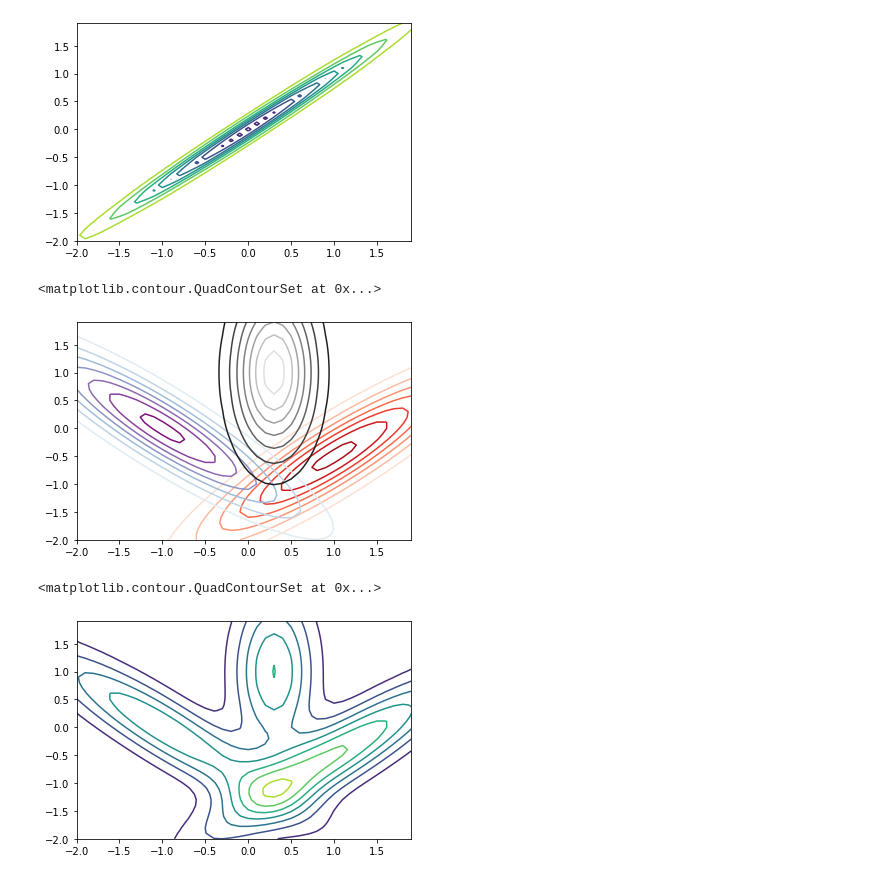
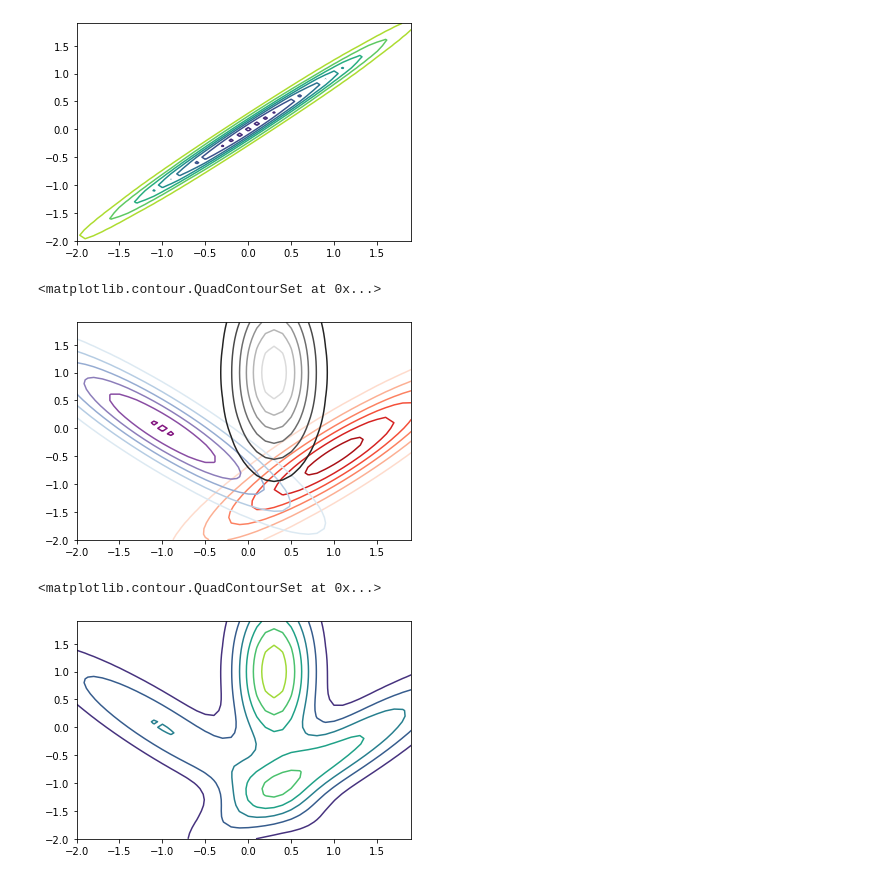
Before and after one commit to StephenElston/CSCI_E_82A_Probabalistic_Programming, a Jupyter notebook: Lesson8_LVM_Variational/Introduction_LVM_Variational.ipynb, the cells around one changed output. Cells and saved outputs as stored; diff of their text form; code cells hidden in the pictures.

```diff
--- a/Lesson8_LVM_Variational/Introduction_LVM_Variational.ipynb
+++ b/Lesson8_LVM_Variational/Introduction_LVM_Variational.ipynb
@@ -346,26 +346,27 @@ plt.contour(x_values, y_values, gaussian_pdf)
 <matplotlib.contour.QuadContourSet at 0x...>
 [figure]
 # %%
-mean = np.array([-0.5,1.0])
-cov = np.array([[1.0, 0.9], [.9, 1.0]])
-gaussian_pdf1 = multivariate_normal.pdf(x, mean=mean, cov = cov).reshape((steps,steps))
+mixture_coefficient = [0.35,0.25,0.4]
+mean1 = np.array([-0.5,1.0])
+cov1 = np.array([[1.0, 0.9], [.9, 1.0]])
+gaussian_pdf1 = mixture_coefficient[0] * multivariate_normal.pdf(x, mean=mean1, cov = cov1).reshape((steps,steps))
 plt.contour(x_values, y_values, gaussian_pdf1, cmap=plt.get_cmap('Reds'))
 
-mean = np.array([0.0,-1.0])
-cov = np.array([[1.0, -0.9], [-0.9, 1.0]])
-gaussian_pdf2 = 0.8*multivariate_normal.pdf(x, mean=mean, cov = cov).reshape((steps,steps))
+mean2 = np.array([0.0,-1.0])
+cov2 = np.array([[1.0, -0.9], [-0.9, 1.0]])
+gaussian_pdf2 = mixture_coefficient[1] * multivariate_normal.pdf(x, mean=mean2, cov = cov2).reshape((steps,steps))
 plt.contour(x_values, y_values, gaussian_pdf2, cmap=plt.get_cmap('BuPu'))
 
-mean = np.array([1.0,0.3])
-cov = np.array([[1.0, 0.0], [0.0,0.1]])
-gaussian_pdf3 = 0.6*multivariate_normal.pdf(x, mean=mean, cov = cov).reshape((steps,steps))
+mean3 = np.array([1.0,0.3])
+cov3 = np.array([[1.0, 0.0], [0.0,0.1]])
+gaussian_pdf3 = mixture_coefficient[2] * multivariate_normal.pdf(x, mean=mean3, cov = cov3).reshape((steps,steps))
 plt.contour(x_values, y_values, gaussian_pdf3, cmap=plt.get_cmap('gray'))
 # %% [output]
 <matplotlib.contour.QuadContourSet at 0x...>
-[figure, old version]
+[figure, new version]
 # %%
 gaussian_pdf = np.add(np.add(gaussian_pdf1,gaussian_pdf2),gaussian_pdf3)
 plt.contour(x_values, y_values, gaussian_pdf)
 # %% [output]
 <matplotlib.contour.QuadContourSet at 0x...>
-[figure, old version]
+[figure, new version]
```
Also changed, not shown: parts of 27 cells of this notebook.
